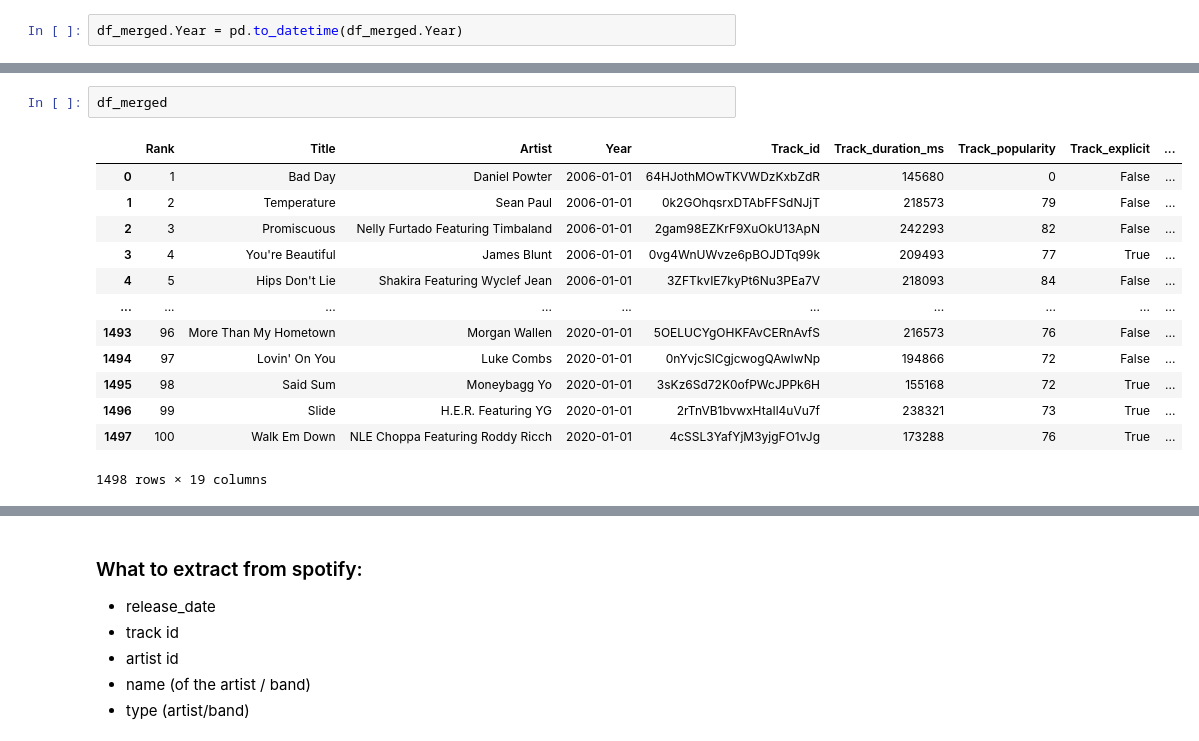
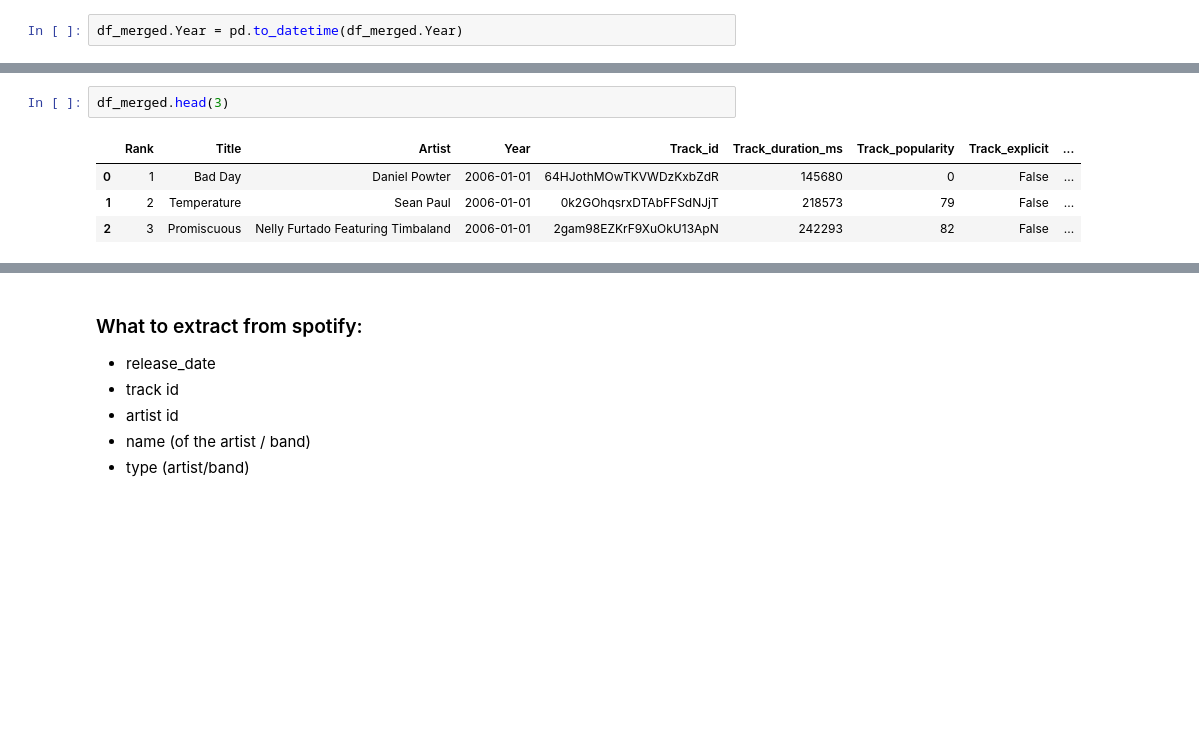
Before and after one commit to marukas-py/Top-songs-2006-2020, a Jupyter notebook: Songs_trends_2006_2020.ipynb, the cells around one changed output, grey strips where cells are left out. Saved outputs shown, nothing was run; the diff lists cells and outputs as text; blank space fills up the shorter version.

```diff
--- a/Songs_trends_2006_2020.ipynb
+++ b/Songs_trends_2006_2020.ipynb
@@ -386,18 +389,9 @@ Data columns (total 19 columns):
 dtypes: datetime64[ns](1), float64(9), int64(5), object(4)
 memory usage: 222.5+ KB
 # %%
-df_merged
+df_merged.head(3)
 # %% [output]
 |  | Rank | Title | Artist | Year | Track_id | Track_duration_ms | Track_popularity | Track_explicit | ... |
 | 0 | 1 | Bad Day | Daniel Powter | 2006-01-01 | 64HJothMOwTKVWDzKxbZdR | 145680 | 0 | False | ... |
 | 1 | 2 | Temperature | Sean Paul | 2006-01-01 | 0k2GOhqsrxDTAbFFSdNJjT | 218573 | 79 | False | ... |
 | 2 | 3 | Promiscuous | Nelly Furtado Featuring Timbaland | 2006-01-01 | 2gam98EZKrF9XuOkU13ApN | 242293 | 82 | False | ... |
-| 3 | 4 | You're Beautiful | James Blunt | 2006-01-01 | 0vg4WnUWvze6pBOJDTq99k | 209493 | 77 | True | ... |
-| 4 | 5 | Hips Don't Lie | Shakira Featuring Wyclef Jean | 2006-01-01 | 3ZFTkvIE7kyPt6Nu3PEa7V | 218093 | 84 | False | ... |
-| ... | ... | ... | ... | ... | ... | ... | ... | ... | ... |
-| 1493 | 96 | More Than My Hometown | Morgan Wallen | 2020-01-01 | 5OELUCYgOHKFAvCERnAvfS | 216573 | 76 | False | ... |
-| 1494 | 97 | Lovin' On You | Luke Combs | 2020-01-01 | 0nYvjcSlCgjcwogQAwIwNp | 194866 | 72 | False | ... |
-| 1495 | 98 | Said Sum | Moneybagg Yo | 2020-01-01 | 3sKz6Sd72K0ofPWcJPPk6H | 155168 | 72 | True | ... |
-| 1496 | 99 | Slide | H.E.R. Featuring YG | 2020-01-01 | 2rTnVB1bvwxHtaIl4uVu7f | 238321 | 73 | True | ... |
-| 1497 | 100 | Walk Em Down | NLE Choppa Featuring Roddy Ricch | 2020-01-01 | 4cSSL3YafYjM3yjgFO1vJg | 173288 | 76 | True | ... |
-1498 rows × 19 columns
```
Also changed, not shown: parts of 42 cells of this notebook.
